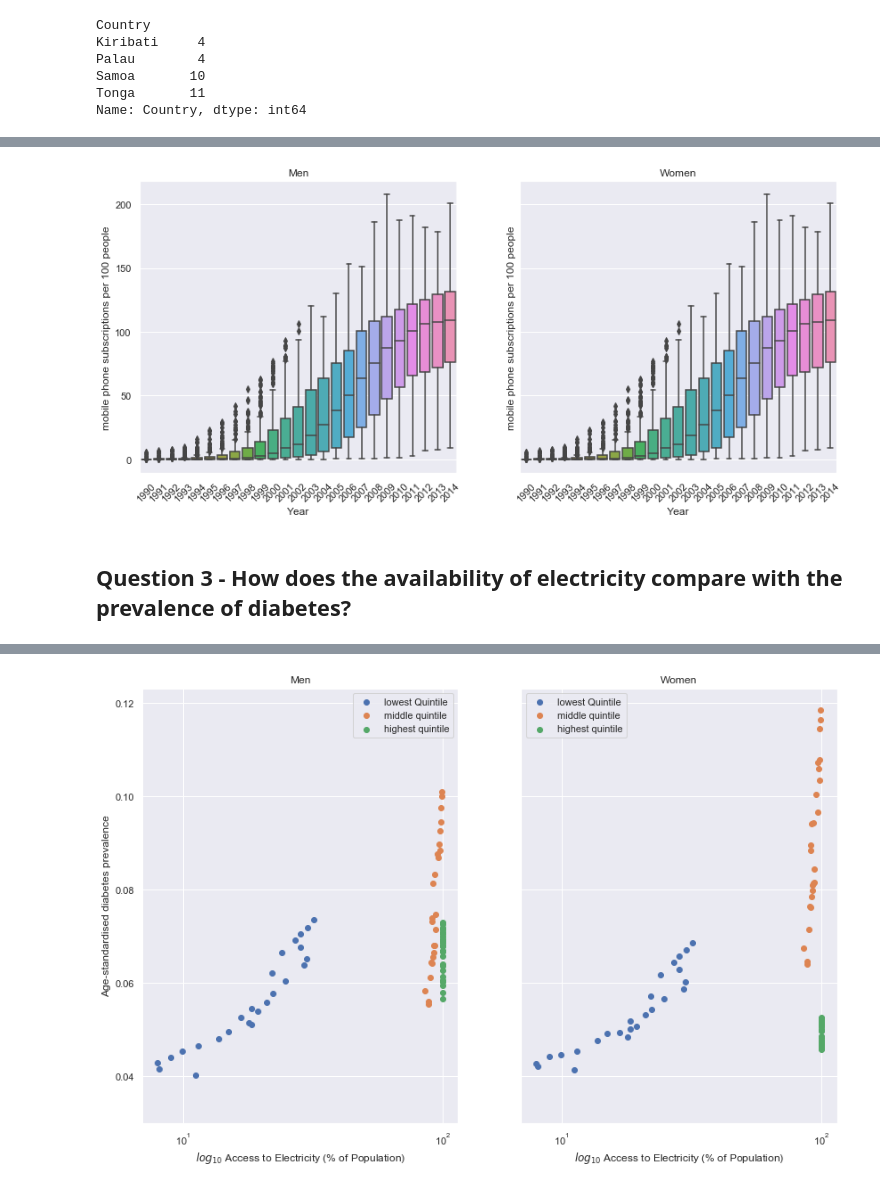
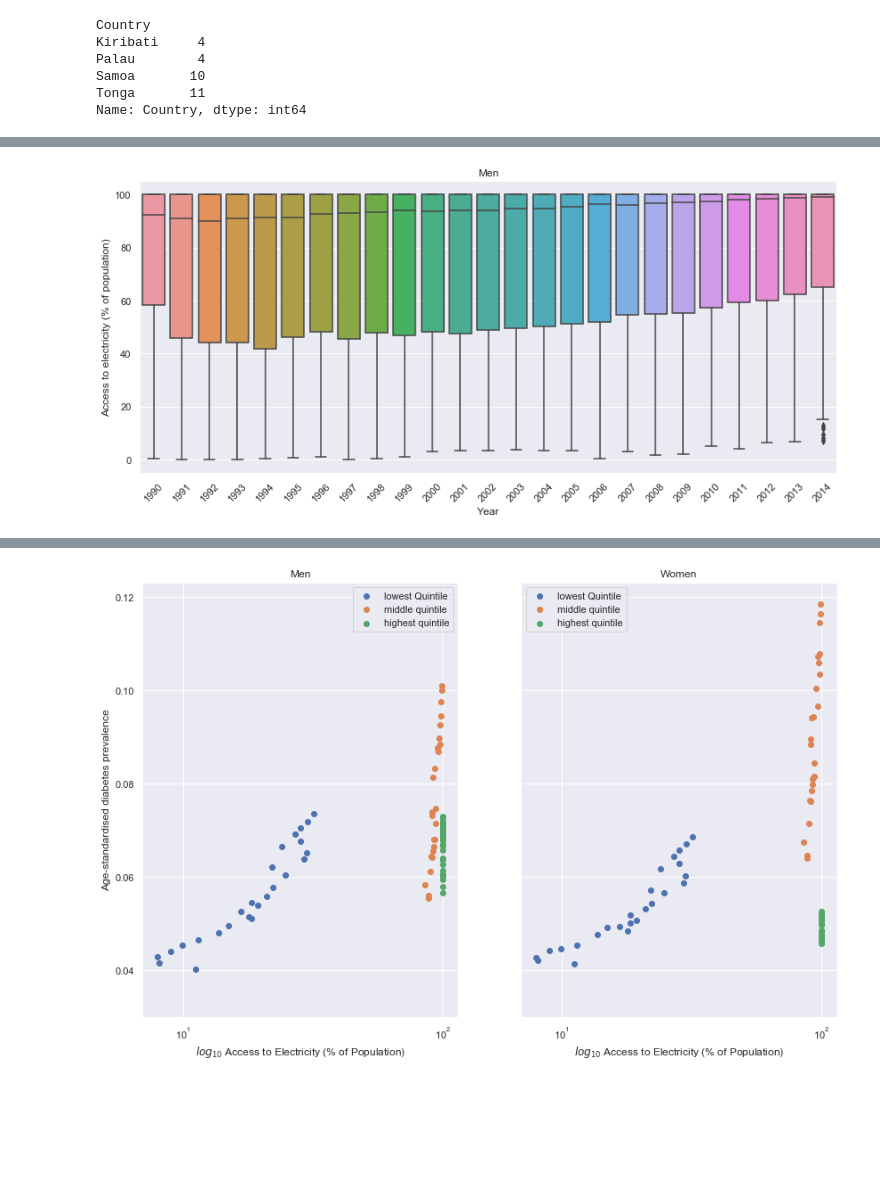
Before and after one commit to amateola7/Project-1-group4, a Jupyter notebook: ProjectOne_GroupFour_DataAnalysis.ipynb, the cells around one changed output, grey strips where cells are left out. Saved outputs shown, nothing was run; the diff lists cells and outputs as text; code cells hidden in the pictures; blank space fills up the shorter version.

```diff
--- a/ProjectOne_GroupFour_DataAnalysis.ipynb
+++ b/ProjectOne_GroupFour_DataAnalysis.ipynb
@@ -146,15 +214,8 @@ axes1b.set_title('Women');
 # %%
-fig2, (axes2a, axes2b) = plt.subplots(1,2,figsize=(14,6),sharey=True)
-m=sns.boxplot(ax=axes2a,x=no_nan_men['Year'],y=no_nan_men['IT.CEL.SETS.P2'],orient='v')
+fig2, (axes2a) = plt.subplots(1,1,figsize=(14,6),sharey=True)
+m=sns.boxplot(ax=axes2a,x=no_nan_men['Year'],y=no_nan_men['EG.ELC.ACCS.ZS'],orient='v')
 m.set_xticklabels(m.get_xticklabels(),rotation=45)
-m.set_ylabel(f"{titles['IT.CEL.SETS.P2']}")
-m.set_title("Men")
-
-w=sns.boxplot(ax=axes2b,x=no_nan_women['Year'],y=no_nan_women['IT.CEL.SETS.P2'],orient='v')
-w.set_xticklabels(w.get_xticklabels(),rotation=45)
-w.set_ylabel(f"{titles['IT.CEL.SETS.P2']}")
-w.set_title(f"Women");
+m.set_ylabel(f"{titles['EG.ELC.ACCS.ZS']}")
+m.set_title("Men");
 # %% [output]
-[figure, old version]
+[figure, new version]
-# %% [markdown]
-## Question 3 - How does the availability of electricity compare with the prevalence of diabetes?
```
Also changed, not shown: parts of 14 cells of this notebook.
